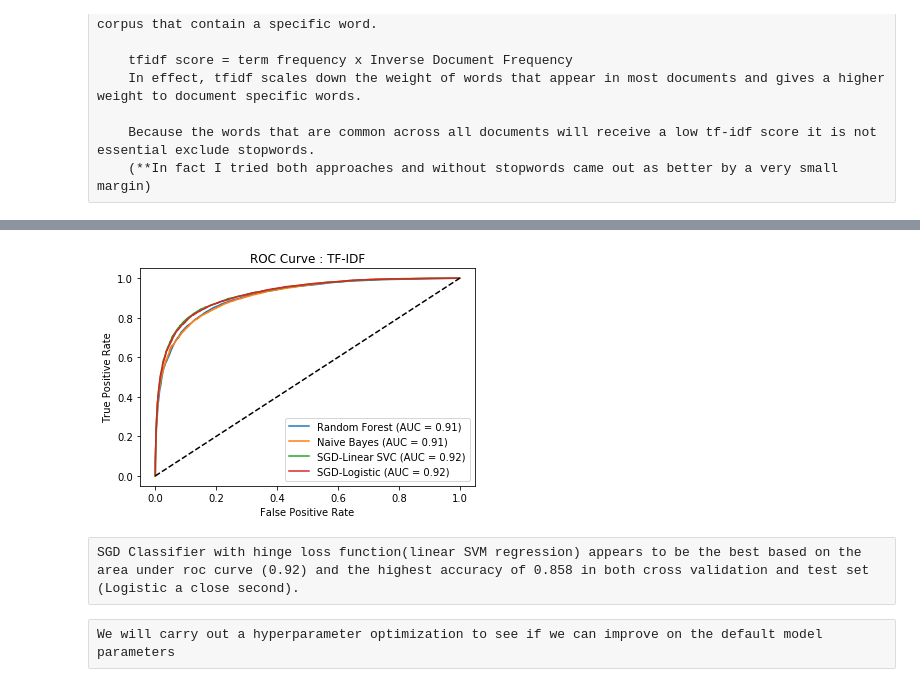
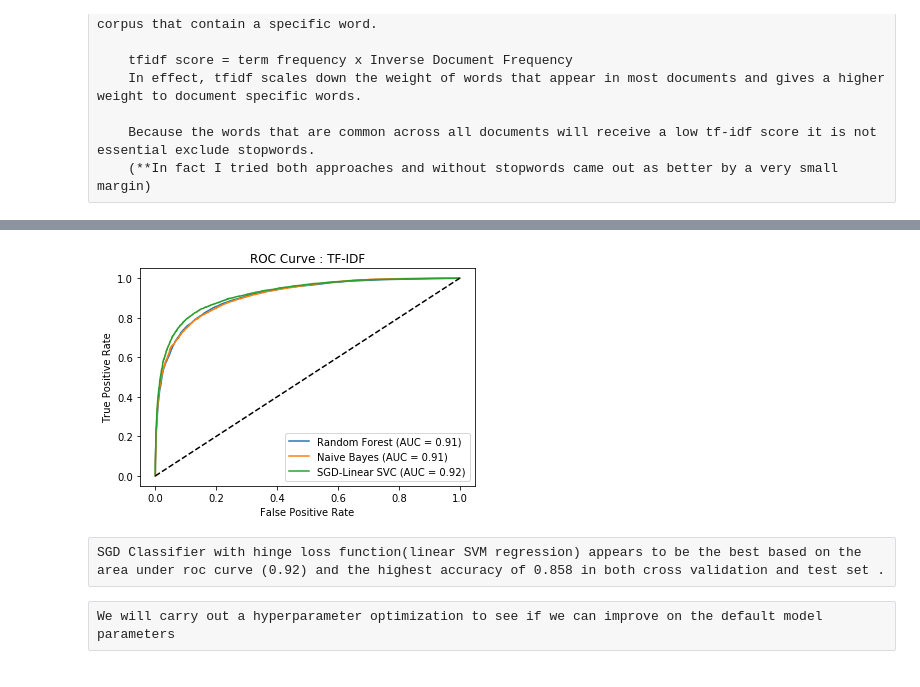
Before and after one commit to judebrhanavan/DMML1, a Jupyter notebook: Project-RottenTomatoes.ipynb, the cells around one changed output, grey strips where cells are left out. Saved outputs shown, nothing was run; the diff lists cells and outputs as text; code cells hidden in the pictures.

```diff
--- a/Project-RottenTomatoes.ipynb
+++ b/Project-RottenTomatoes.ipynb
@@ -649,17 +643,16 @@ df_summary.round(3)
 # %%
 # plot the roc curve
 fig, ax = plt.subplots()
 plot_roc_curve(clf_rf, X_test_tfidf, y_test, name='Random Forest', ax=ax) #specify axis to plot all roc curves on the same axis
 plot_roc_curve(clf_nb, X_test_tfidf, y_test, name='Naive Bayes', ax=ax)
 plot_roc_curve(clf_sgdsvc, X_test_tfidf, y_test, name='SGD-Linear SVC', ax=ax)
-plot_roc_curve(clf_sgdlog, X_test_tfidf, y_test, name='SGD-Logistic', ax=ax)
 plt.plot([0, 1], [0, 1], 'k--')
 plt.title('ROC Curve : TF-IDF')
 plt.show()
 # %% [output]
-[figure, old version]
+[figure, new version]
 # %% [raw]
-SGD Classifier with hinge loss function(linear SVM regression) appears to be the best based on the area under roc curve (0.92) and the highest accuracy of 0.858 in both cross validation and test set (Logistic a close second).
+SGD Classifier with hinge loss function(linear SVM regression) appears to be the best based on the area under roc curve (0.92) and the highest accuracy of 0.858 in both cross validation and test set .
 # %% [raw]
 We will carry out a hyperparameter optimization to see if we can improve on the default model parameters
 # %% [markdown]
```
Also changed, not shown: parts of 36 cells of this notebook, 1 other file.
